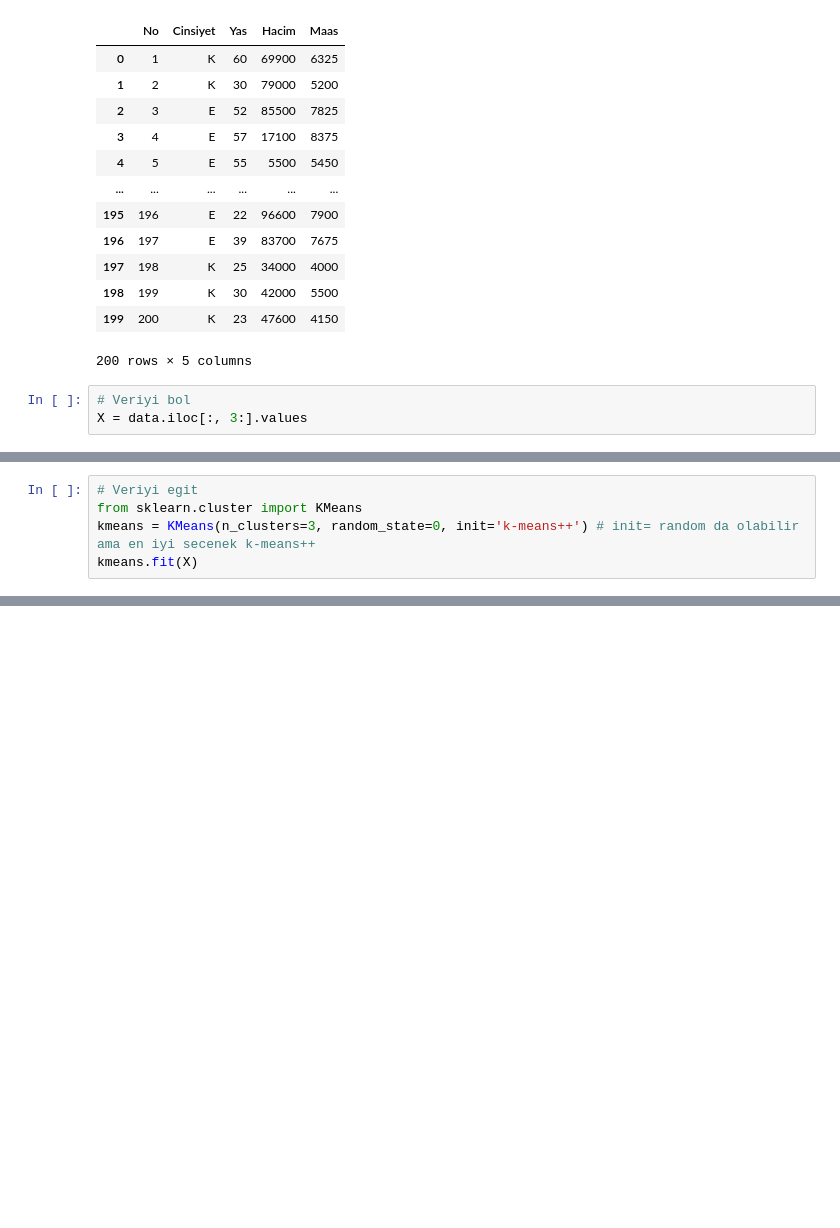
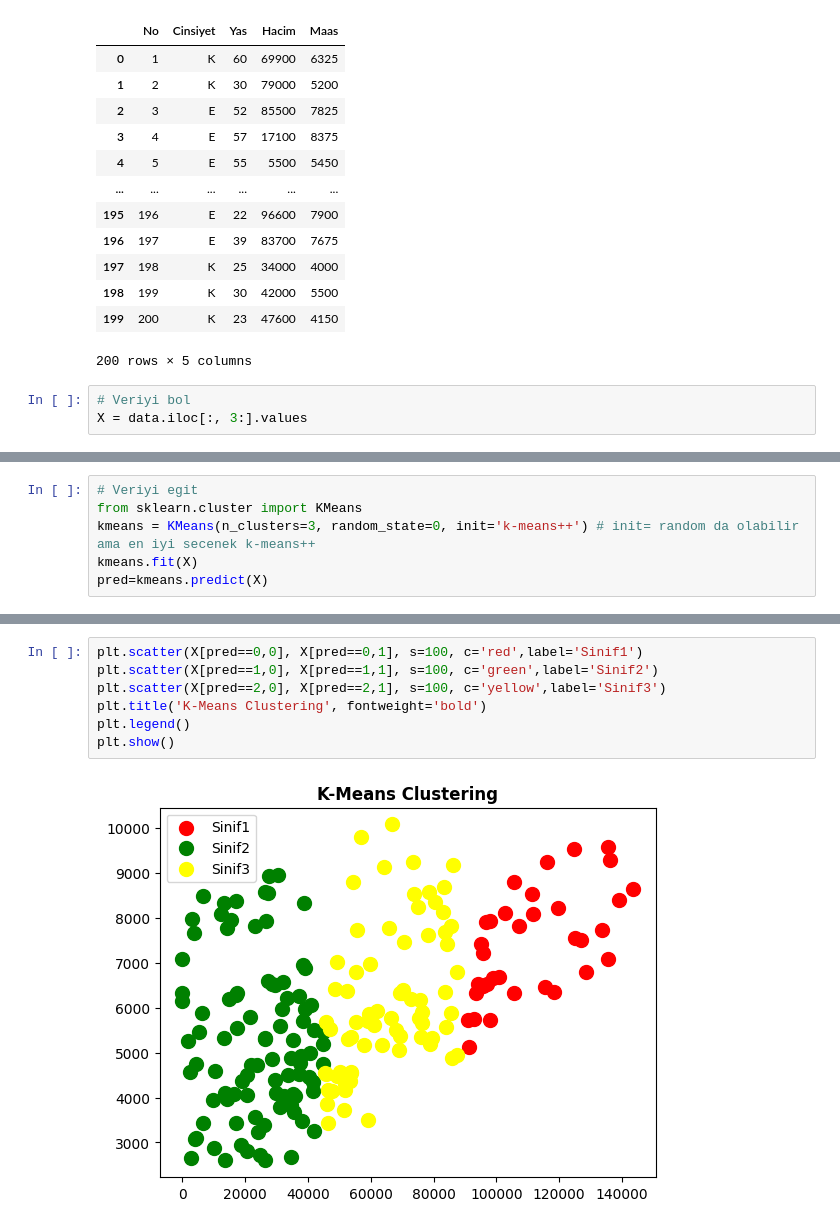
Before and after one commit to mustafayaliniz/Machine_Learning_Archive, a Jupyter notebook: k_means_clustering.ipynb, the cells around one changed output, grey strips where cells are left out. Drawn from its saved outputs; the diff is of its cells as text; blank space fills up the shorter version.

```diff
--- a/k_means_clustering.ipynb
+++ b/k_means_clustering.ipynb
@@ -29,3 +31,4 @@ X = data.iloc[:, 3:].values
 from sklearn.cluster import KMeans
 kmeans = KMeans(n_clusters=3, random_state=0, init='k-means++') # init= random da olabilir ama en iyi secenek k-means++
 kmeans.fit(X)
+pred=kmeans.predict(X)
@@ -50 +50,10 @@ plt.show()
 [figure]
+# %%
+plt.scatter(X[pred==0,0], X[pred==0,1], s=100, c='red',label='Sinif1')
+plt.scatter(X[pred==1,0], X[pred==1,1], s=100, c='green',label='Sinif2')
+plt.scatter(X[pred==2,0], X[pred==2,1], s=100, c='yellow',label='Sinif3')
+plt.title('K-Means Clustering', fontweight='bold')
+plt.legend()
+plt.show()
+# %% [output]
+[figure, added]
```
Also changed, not shown: parts of 3 cells of this notebook.
